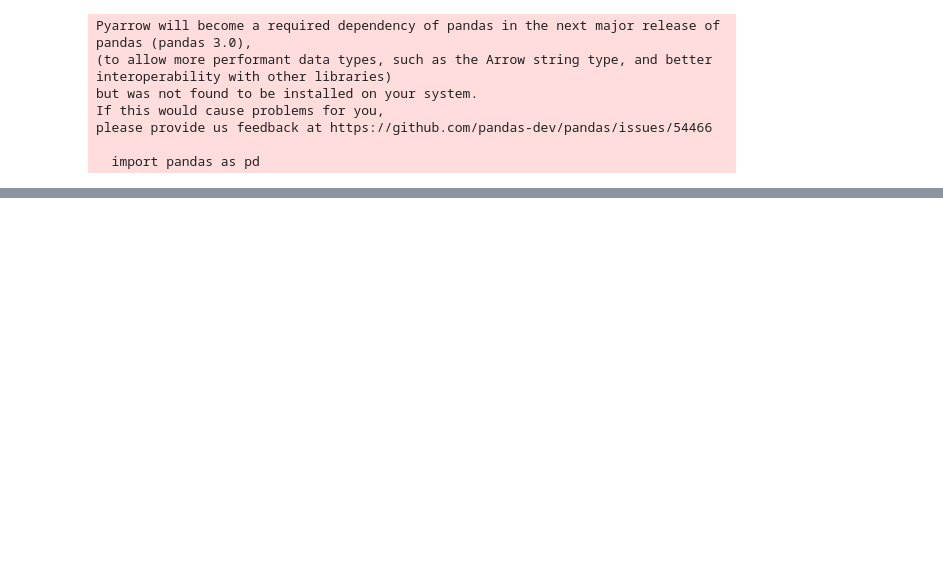
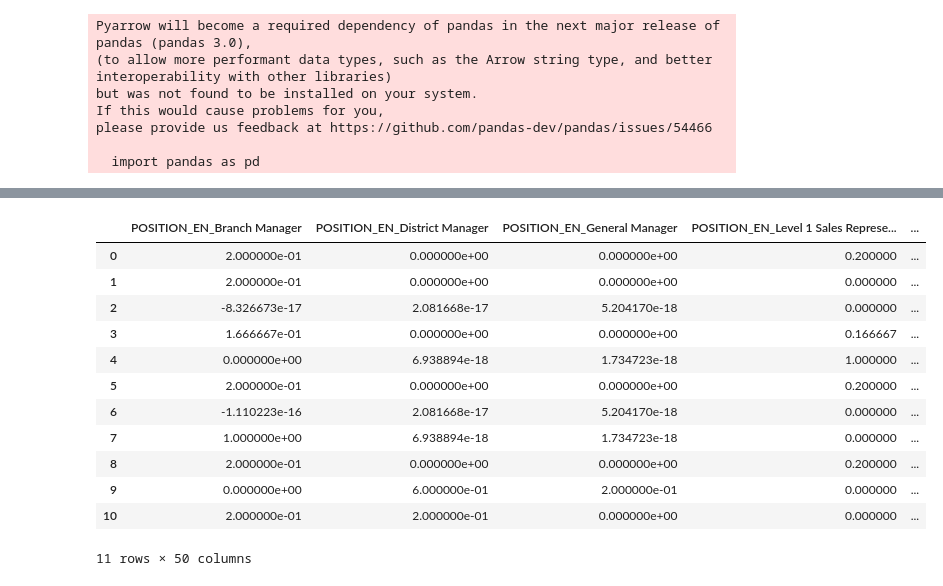
Before and after one commit to semkoolennl/SEM4-DEDS, a Jupyter notebook: unsupervised_ml/src/k_mean_cluster1.ipynb, the cells around one changed output, grey strips where cells are left out. Cells and saved outputs as stored; diff of their text form; code cells hidden in the pictures; blank space fills up the shorter version.

```diff
--- a/unsupervised_ml/src/k_mean_cluster1.ipynb
+++ b/unsupervised_ml/src/k_mean_cluster1.ipynb
@@ -126,0 +122,24 @@ plt.grid(True)
+# %%
+kmeans = KMeans(n_clusters=11, random_state=42)
+kmeans.fit_predict(prepared)
+
+kmeans_centra = pd.DataFrame(kmeans.cluster_centers_)
+for i in range(len(kmeans_centra.columns)):
+    kmeans_centra.rename(columns={i: prepared.columns[i]}, inplace=True)
+kmeans_centra
+
+kmeans_centra
+# %% [output]
+|  | POSITION_EN_Branch Manager | POSITION_EN_District Manager | POSITION_EN_General Manager | POSITION_EN_Level 1 Sales Represe... | ... |
+| 0 | 2.000000e-01 | 0.000000e+00 | 0.000000e+00 | 0.200000 | ... |
+| 1 | 2.000000e-01 | 0.000000e+00 | 0.000000e+00 | 0.000000 | ... |
+| 2 | -8.326673e-17 | 2.081668e-17 | 5.204170e-18 | 0.000000 | ... |
+| 3 | 1.666667e-01 | 0.000000e+00 | 0.000000e+00 | 0.166667 | ... |
+| 4 | 0.000000e+00 | 6.938894e-18 | 1.734723e-18 | 1.000000 | ... |
+| 5 | 2.000000e-01 | 0.000000e+00 | 0.000000e+00 | 0.200000 | ... |
+| 6 | -1.110223e-16 | 2.081668e-17 | 5.204170e-18 | 0.000000 | ... |
+| 7 | 1.000000e+00 | 6.938894e-18 | 1.734723e-18 | 0.000000 | ... |
+| 8 | 2.000000e-01 | 0.000000e+00 | 0.000000e+00 | 0.200000 | ... |
+| 9 | 0.000000e+00 | 6.000000e-01 | 2.000000e-01 | 0.000000 | ... |
+| 10 | 2.000000e-01 | 2.000000e-01 | 0.000000e+00 | 0.000000 | ... |
+11 rows × 50 columns
```
Also changed, not shown: parts of 6 cells of this notebook, 3 other files.
